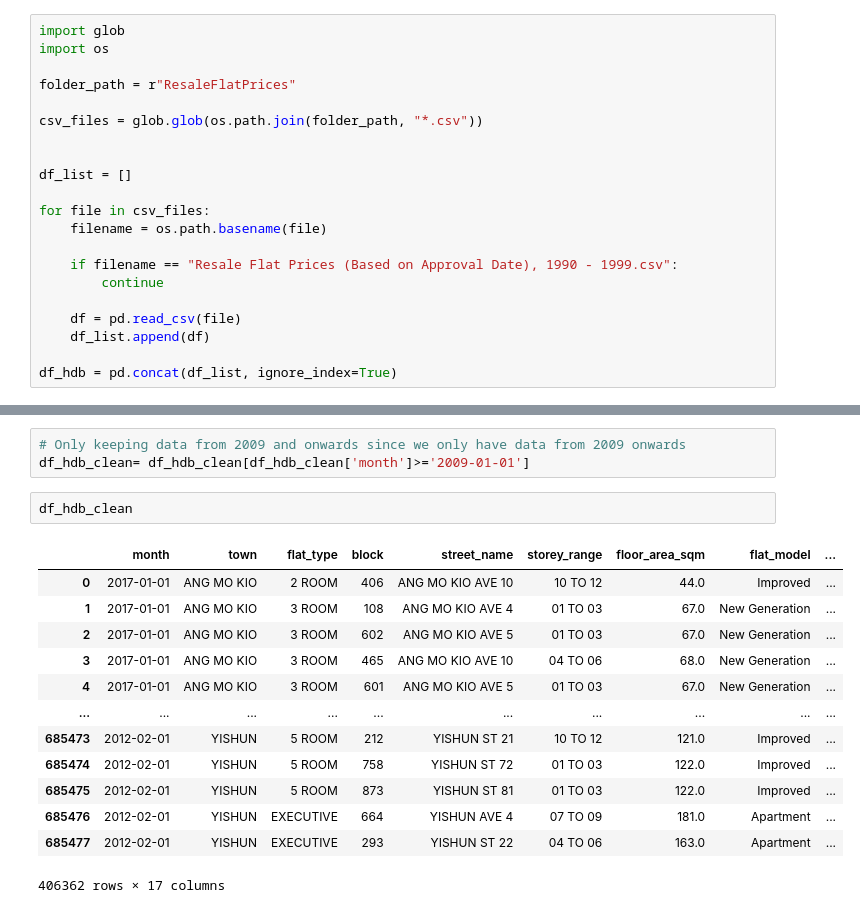
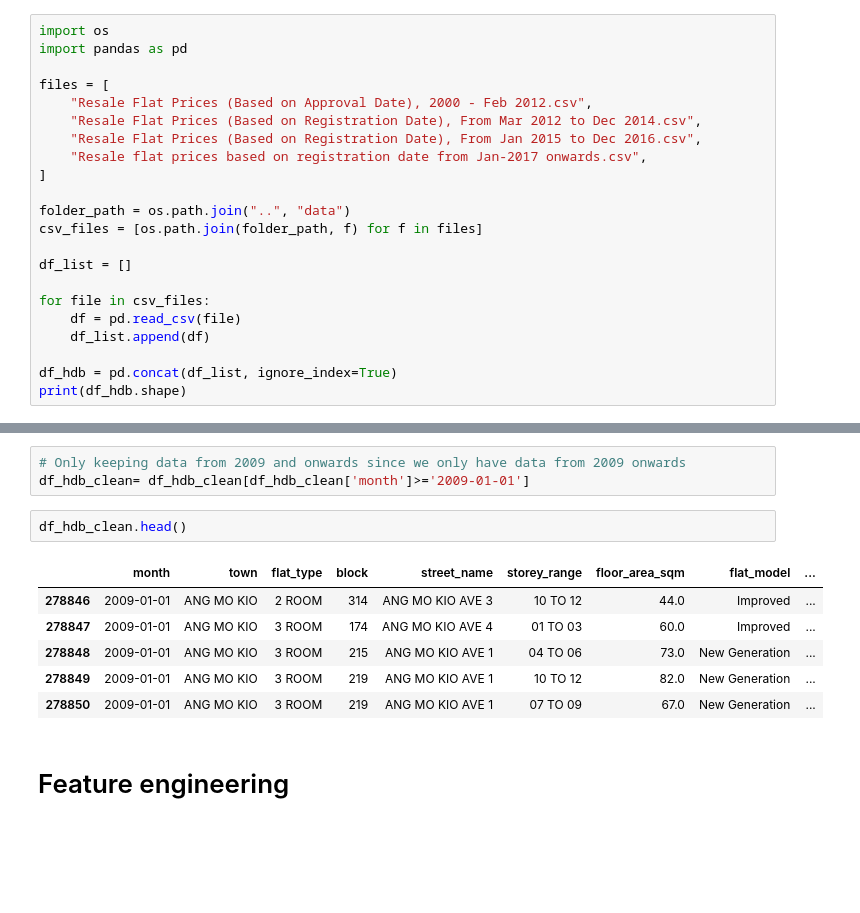
Before and after one commit to KeaganLai/DSA4264-Public-Policy-and-Society, a Jupyter notebook: src/hdb_data.ipynb, the cells around one changed output, grey strips where cells are left out. Cells and saved outputs as stored; diff of their text form; blank space fills up the shorter version.

Commit message:
combine hdb data steps

```diff
--- a/src/hdb_data.ipynb
+++ b/src/hdb_data.ipynb
@@ -6,21 +7,22 @@ import time
-# %%
-import glob
-import os
-
-folder_path = r"ResaleFlatPrices"
-
-csv_files = glob.glob(os.path.join(folder_path, "*.csv"))
-
-
-df_list = []
-
-for file in csv_files:
-    filename = os.path.basename(file)
-
-    if filename == "Resale Flat Prices (Based on Approval Date), 1990 - 1999.csv":
-        continue
-
-    df = pd.read_csv(file)
-    df_list.append(df)
-
-df_hdb = pd.concat(df_list, ignore_index=True)
+# %%
+import os
+import pandas as pd
+
+files = [
+    "Resale Flat Prices (Based on Approval Date), 2000 - Feb 2012.csv",
+    "Resale Flat Prices (Based on Registration Date), From Mar 2012 to Dec 2014.csv",
+    "Resale Flat Prices (Based on Registration Date), From Jan 2015 to Dec 2016.csv",
+    "Resale flat prices based on registration date from Jan-2017 onwards.csv",
+]
+
+folder_path = os.path.join("..", "data")
+csv_files = [os.path.join(folder_path, f) for f in files]
+
+df_list = []
+
+for file in csv_files:
+    df = pd.read_csv(file)
+    df_list.append(df)
+
+df_hdb = pd.concat(df_list, ignore_index=True)
+print(df_hdb.shape)
@@ -260,18 +262,13 @@ df_hdb_clean
 # Only keeping data from 2009 and onwards since we only have data from 2009 onwards
 df_hdb_clean= df_hdb_clean[df_hdb_clean['month']>='2009-01-01']
 # %%
-df_hdb_clean
+df_hdb_clean.head()
 # %% [output]
 |  | month | town | flat_type | block | street_name | storey_range | floor_area_sqm | flat_model | ... |
-| 0 | 2017-01-01 | ANG MO KIO | 2 ROOM | 406 | ANG MO KIO AVE 10 | 10 TO 12 | 44.0 | Improved | ... |
-| 1 | 2017-01-01 | ANG MO KIO | 3 ROOM | 108 | ANG MO KIO AVE 4 | 01 TO 03 | 67.0 | New Generation | ... |
-| 2 | 2017-01-01 | ANG MO KIO | 3 ROOM | 602 | ANG MO KIO AVE 5 | 01 TO 03 | 67.0 | New Generation | ... |
-| 3 | 2017-01-01 | ANG MO KIO | 3 ROOM | 465 | ANG MO KIO AVE 10 | 04 TO 06 | 68.0 | New Generation | ... |
-| 4 | 2017-01-01 | ANG MO KIO | 3 ROOM | 601 | ANG MO KIO AVE 5 | 01 TO 03 | 67.0 | New Generation | ... |
-| ... | ... | ... | ... | ... | ... | ... | ... | ... | ... |
-| 685473 | 2012-02-01 | YISHUN | 5 ROOM | 212 | YISHUN ST 21 | 10 TO 12 | 121.0 | Improved | ... |
-| 685474 | 2012-02-01 | YISHUN | 5 ROOM | 758 | YISHUN ST 72 | 01 TO 03 | 122.0 | Improved | ... |
-| 685475 | 2012-02-01 | YISHUN | 5 ROOM | 873 | YISHUN ST 81 | 01 TO 03 | 122.0 | Improved | ... |
-| 685476 | 2012-02-01 | YISHUN | EXECUTIVE | 664 | YISHUN AVE 4 | 07 TO 09 | 181.0 | Apartment | ... |
-| 685477 | 2012-02-01 | YISHUN | EXECUTIVE | 293 | YISHUN ST 22 | 04 TO 06 | 163.0 | Apartment | ... |
+| 278846 | 2009-01-01 | ANG MO KIO | 2 ROOM | 314 | ANG MO KIO AVE 3 | 10 TO 12 | 44.0 | Improved | ... |
+| 278847 | 2009-01-01 | ANG MO KIO | 3 ROOM | 174 | ANG MO KIO AVE 4 | 01 TO 03 | 60.0 | Improved | ... |
+| 278848 | 2009-01-01 | ANG MO KIO | 3 ROOM | 215 | ANG MO KIO AVE 1 | 04 TO 06 | 73.0 | New Generation | ... |
+| 278849 | 2009-01-01 | ANG MO KIO | 3 ROOM | 219 | ANG MO KIO AVE 1 | 10 TO 12 | 82.0 | New Generation | ... |
+| 278850 | 2009-01-01 | ANG MO KIO | 3 ROOM | 219 | ANG MO KIO AVE 1 | 07 TO 09 | 67.0 | New Generation | ... |
-406362 rows × 17 columns
+# %% [markdown]
+# Feature engineering
```
Also changed, not shown: parts of 21 cells of this notebook, 1 other file.
